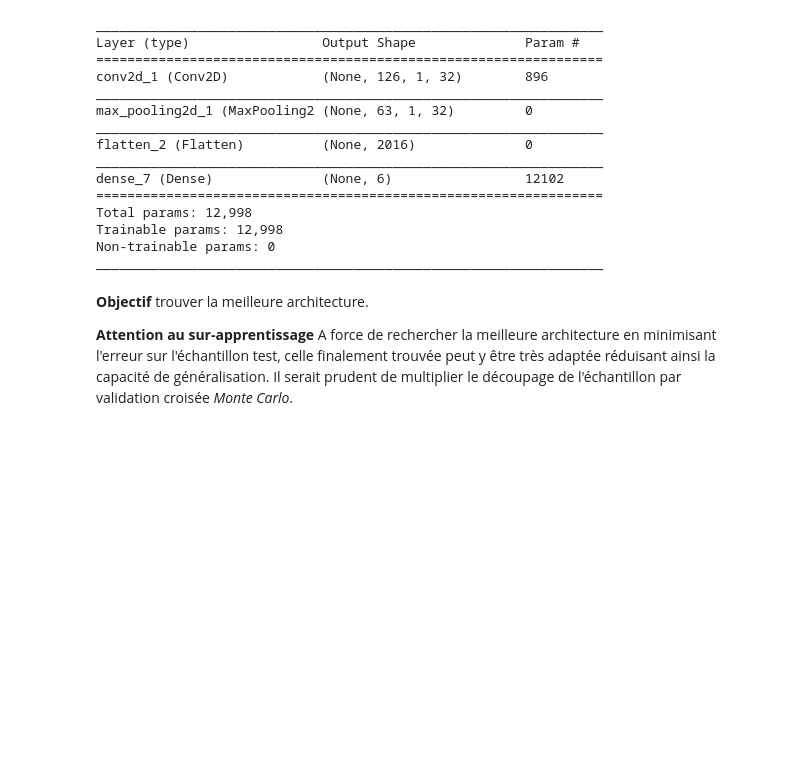
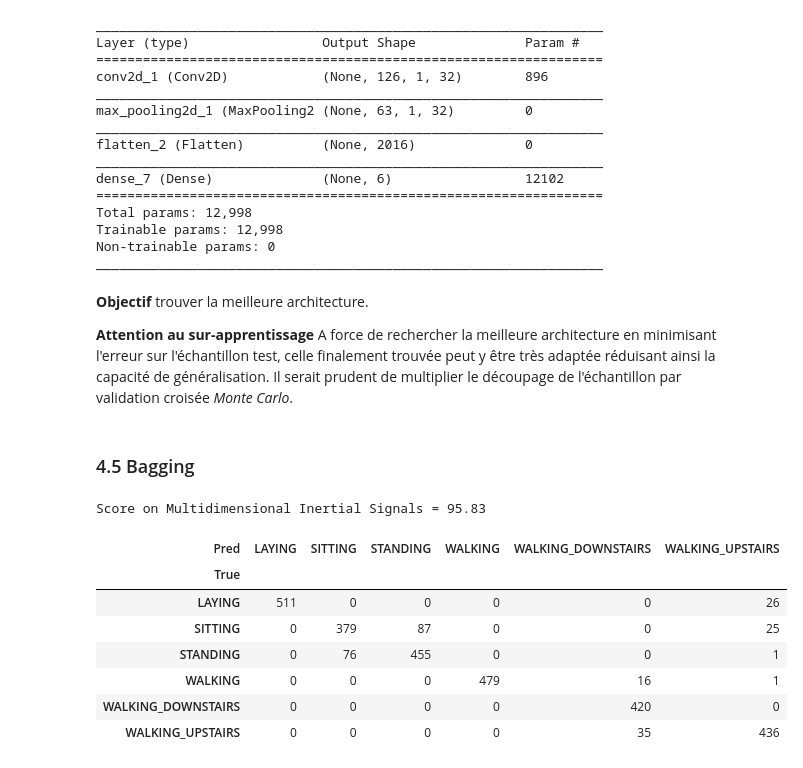
Before and after one commit to CangelosiQ/HAR, a Jupyter notebook: Cangelosi_Stratan_HAR_Inertial_data2.ipynb, the cells around one changed output. Saved outputs shown, nothing was run; the diff lists cells and outputs as text; code cells hidden in the pictures; blank space fills up the shorter version.

```diff
--- a/Cangelosi_Stratan_HAR_Inertial_data2.ipynb
+++ b/Cangelosi_Stratan_HAR_Inertial_data2.ipynb
@@ -2939,3 +3157,21 @@ _________________________________________________________________
 **Objectif** trouver la meilleure architecture.
 
 **Attention au sur-apprentissage** A force de rechercher la meilleure architecture en minimisant l'erreur sur l'échantillon test, celle finalement trouvée peut y être très adaptée réduisant ainsi la capacité de généralisation. Il serait prudent de multiplier le découpage de l'échantillon par validation croisée *Monte Carlo*.
+# %% [markdown]
+### 4.5 Bagging
+# %%
+mean_predictions=(base_mlp_prediction+base_conv_1D_prediction)/2
+pred=mean_predictions.argmax(axis=1)
+score=accuracy_score(pred,Y_test_label)
+print("\nScore on Multidimensional Inertial Signals = %.2f" %((1-score)*100) )
+my_confusion_matrix(Y_test_dummies, mean_predictions)
+# %% [output]
+Score on Multidimensional Inertial Signals = 95.83
+| Pred | LAYING | SITTING | STANDING | WALKING | WALKING_DOWNSTAIRS | WALKING_UPSTAIRS |
+| True |  |  |  |  |  |  |
+| LAYING | 511 | 0 | 0 | 0 | 0 | 26 |
+| SITTING | 0 | 379 | 87 | 0 | 0 | 25 |
+| STANDING | 0 | 76 | 455 | 0 | 0 | 1 |
+| WALKING | 0 | 0 | 0 | 479 | 16 | 1 |
+| WALKING_DOWNSTAIRS | 0 | 0 | 0 | 0 | 420 | 0 |
+| WALKING_UPSTAIRS | 0 | 0 | 0 | 0 | 35 | 436 |
```
Also changed, not shown: parts of 10 cells of this notebook.
